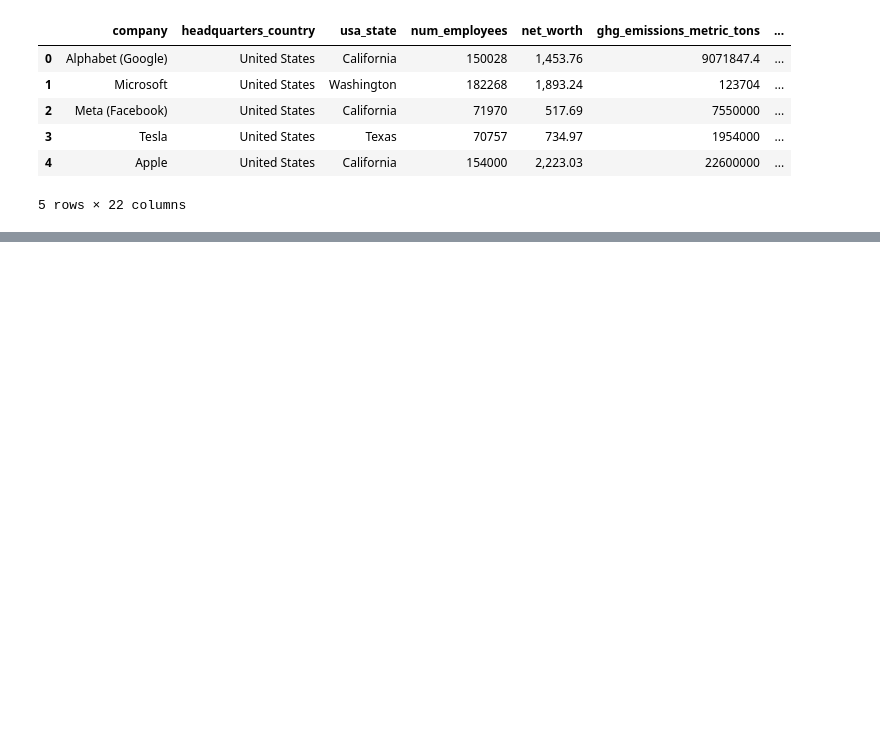
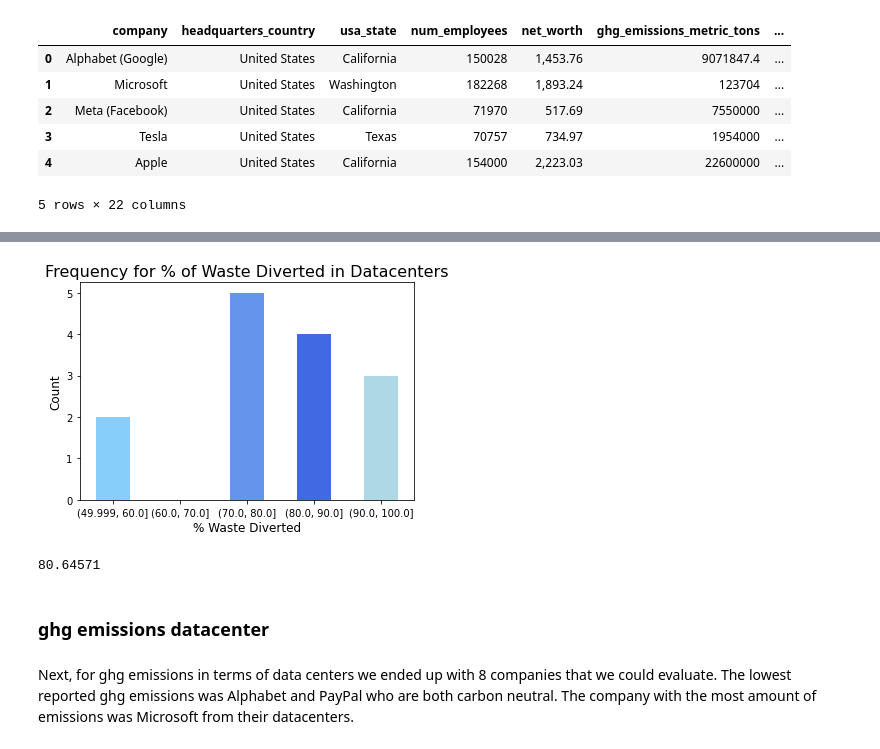
Before and after one commit to nihabhaskar/company_climate_dataset, a Jupyter notebook: results_graphs.ipynb, the cells around one changed output, grey strips where cells are left out. Cells and saved outputs as stored; diff of their text form; code cells hidden in the pictures; blank space fills up the shorter version.

```diff
--- a/results_graphs.ipynb
+++ b/results_graphs.ipynb
@@ -20,0 +122,10 @@ dataset.head()
+# %%
+datacenter_data_1 = dataset[dataset['percent_waste_diverted'].notna()]
+
+has_waste = datacenter_data_1[datacenter_data_1.percent_waste_diverted != 'unsure']
+has_waste = has_waste[has_waste.percent_waste_diverted != '<1']
+# %%
+has_waste['percent_waste_diverted'] = pd.to_numeric(has_waste['percent_waste_diverted'], downcast="float")
+# %%
+has_waste = has_waste.sort_values(by=['percent_waste_diverted'])
+has_waste[['company', 'percent_waste_diverted']].sort_values(by=['percent_waste_diverted'])
@@ -20,0 +148,18 @@ dataset.head()
+# %%
+out = pd.cut(has_waste['percent_waste_diverted'], bins=[50, 60, 70, 80, 90, 100], include_lowest=True)
+ax = out.value_counts(sort=False).plot.bar(rot=0, color=['lightskyblue', 'mediumblue', 'cornflowerblue', 'royalblue', 'lightblue'], figsize=(6,4))
+ax.set_title('Frequency for % of Waste Diverted in Datacenters', size=16)
+ax.set_ylabel('Count', size=12)
+ax.set_xlabel('% Waste Diverted', size=12)
+
+plt.show()
+# %% [output]
+[figure, added]
+# %%
+has_waste['percent_waste_diverted'].mean()
+# %% [output]
+80.64571
+# %% [markdown]
+### ghg emissions datacenter
+# %% [markdown]
+Next, for ghg emissions in terms of data centers we ended up with 8 companies that we could evaluate. The lowest reported ghg emissions was Alphabet and PayPal who are both carbon neutral. The company with the most amount of emissions was Microsoft from their datacenters.
```
Also changed, not shown: parts of 58 cells of this notebook, 11 other files.
